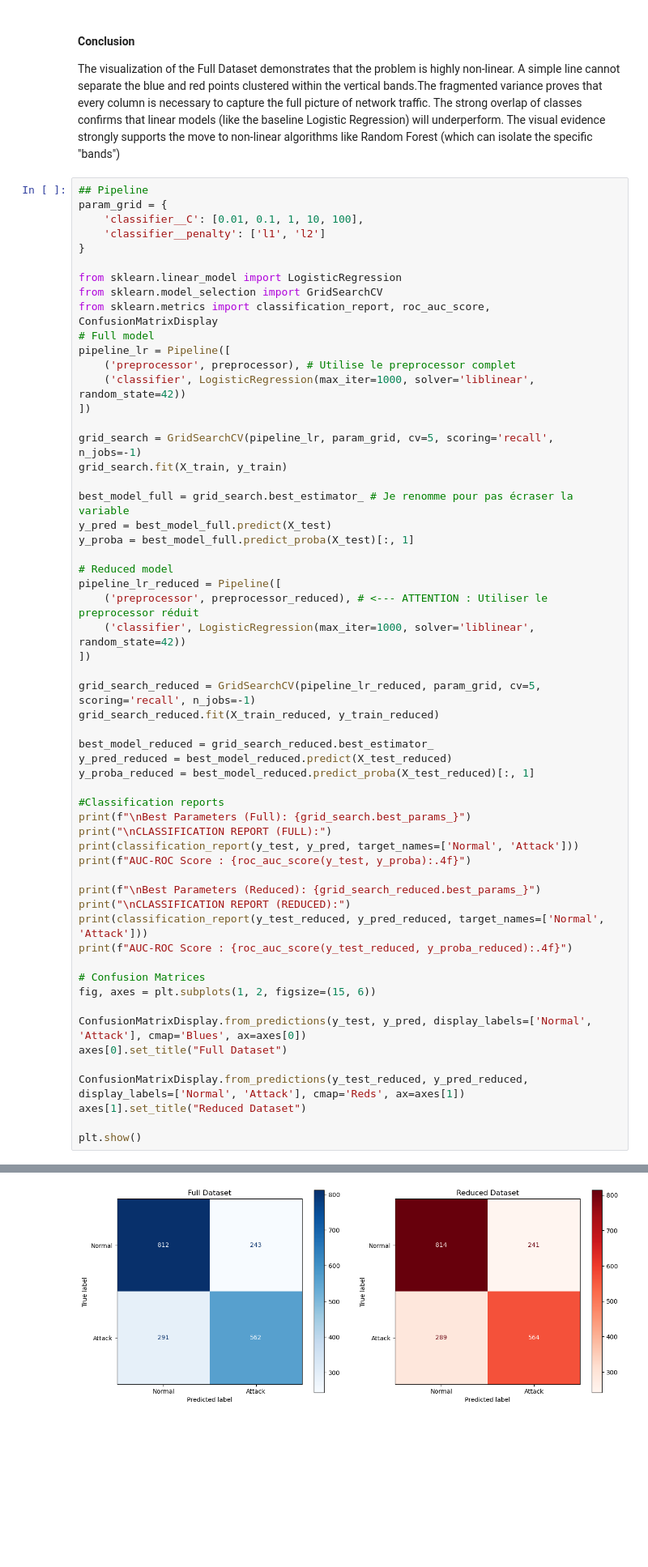
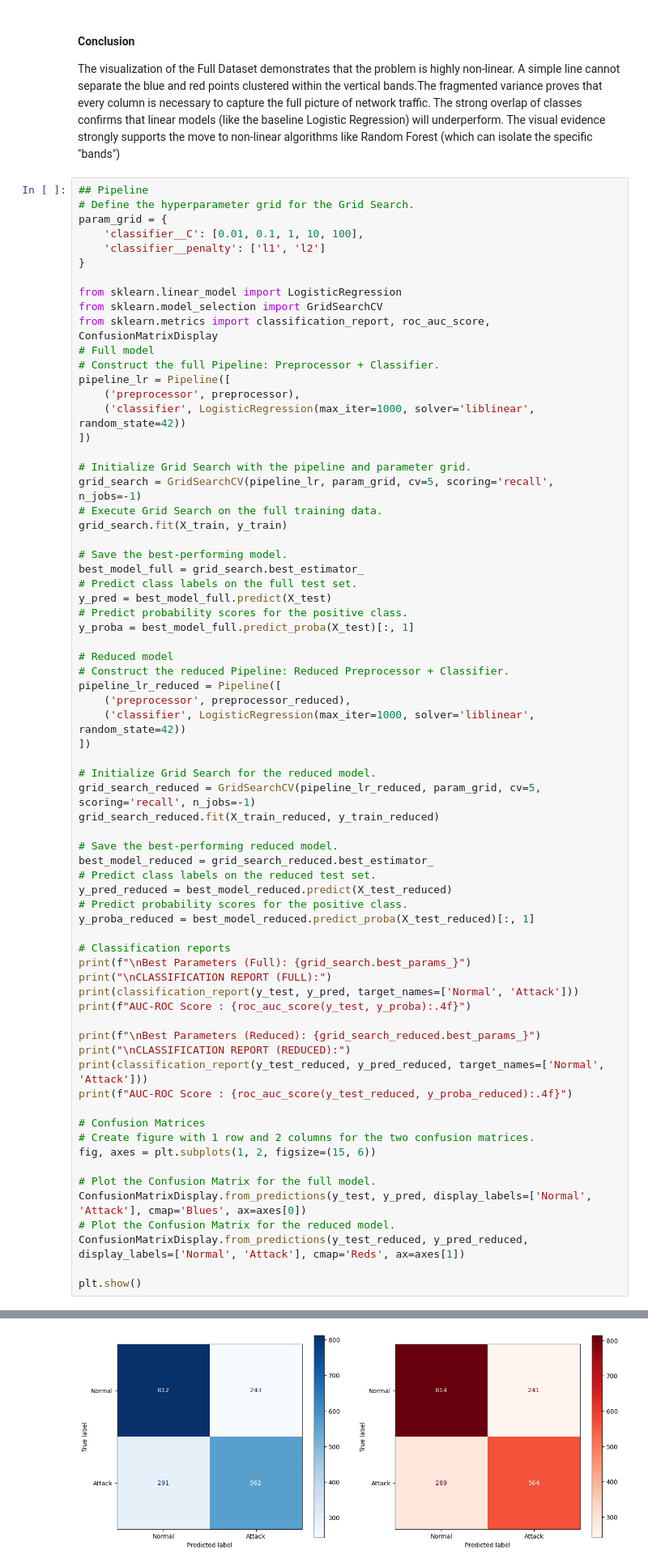
Before and after one commit to mangoshaker/Cybersecurity-Intrusion-Detection, a Jupyter notebook: Prediction.ipynb, the cells around one changed output, grey strips where cells are left out. Shown at 81% size. Saved outputs shown, nothing was run; the diff lists cells and outputs as text; blank space fills up the shorter version.

```diff
--- a/Prediction.ipynb
+++ b/Prediction.ipynb
@@ -572,6 +708,7 @@ The visualization of the Full Dataset demonstrates that the problem is highly no
 The strong overlap of classes confirms that linear models (like the baseline Logistic Regression) will underperform. The visual evidence strongly supports the move to non-linear algorithms like Random Forest (which can isolate the specific "bands")
 # %%
 ## Pipeline
+# Define the hyperparameter grid for the Grid Search.
 param_grid = {
     'classifier__C': [0.01, 0.1, 1, 10, 100],
     'classifier__penalty': ['l1', 'l2']
@@ -581,32 +718,43 @@ from sklearn.linear_model import LogisticRegression
 from sklearn.model_selection import GridSearchCV
 from sklearn.metrics import classification_report, roc_auc_score, ConfusionMatrixDisplay
 # Full model
+# Construct the full Pipeline: Preprocessor + Classifier.
 pipeline_lr = Pipeline([
-    ('preprocessor', preprocessor), # Utilise le preprocessor complet
+    ('preprocessor', preprocessor),
     ('classifier', LogisticRegression(max_iter=1000, solver='liblinear', random_state=42))
 ])
 
+# Initialize Grid Search with the pipeline and parameter grid.
 grid_search = GridSearchCV(pipeline_lr, param_grid, cv=5, scoring='recall', n_jobs=-1)
+# Execute Grid Search on the full training data.
 grid_search.fit(X_train, y_train)
 
-best_model_full = grid_search.best_estimator_ # Je renomme pour pas écraser la variable
+# Save the best-performing model.
+best_model_full = grid_search.best_estimator_
+# Predict class labels on the full test set.
 y_pred = best_model_full.predict(X_test)
+# Predict probability scores for the positive class.
 y_proba = best_model_full.predict_proba(X_test)[:, 1]
 
 # Reduced model
+# Construct the reduced Pipeline: Reduced Preprocessor + Classifier.
 pipeline_lr_reduced = Pipeline([
-    ('preprocessor', preprocessor_reduced), # <--- ATTENTION : Utiliser le preprocessor réduit
+    ('preprocessor', preprocessor_reduced),
     ('classifier', LogisticRegression(max_iter=1000, solver='liblinear', random_state=42))
 ])
 
+# Initialize Grid Search for the reduced model.
 grid_search_reduced = GridSearchCV(pipeline_lr_reduced, param_grid, cv=5, scoring='recall', n_jobs=-1)
 grid_search_reduced.fit(X_train_reduced, y_train_reduced)
 
+# Save the best-performing reduced model.
 best_model_reduced = grid_search_reduced.best_estimator_
+# Predict class labels on the reduced test set.
 y_pred_reduced = best_model_reduced.predict(X_test_reduced)
+# Predict probability scores for the positive class.
 y_proba_reduced = best_model_reduced.predict_proba(X_test_reduced)[:, 1]
 
-#Classification reports
+# Classification reports
 print(f"\nBest Parameters (Full): {grid_search.best_params_}")
 print("\nCLASSIFICATION REPORT (FULL):")
 print(classification_report(y_test, y_pred, target_names=['Normal', 'Attack']))
@@ -615,37 +763,37 @@ print(f"AUC-ROC Score : {roc_auc_score(y_test, y_proba):.4f}")
 print(f"\nBest Parameters (Reduced): {grid_search_reduced.best_params_}")
 print("\nCLASSIFICATION REPORT (REDUCED):")
 print(classification_report(y_test_reduced, y_pred_reduced, target_names=['Normal', 'Attack']))
 print(f"AUC-ROC Score : {roc_auc_score(y_test_reduced, y_proba_reduced):.4f}")
 
 # Confusion Matrices
+# Create figure with 1 row and 2 columns for the two confusion matrices.
 fig, axes = plt.subplots(1, 2, figsize=(15, 6))
 
+# Plot the Confusion Matrix for the full model.
 ConfusionMatrixDisplay.from_predictions(y_test, y_pred, display_labels=['Normal', 'Attack'], cmap='Blues', ax=axes[0])
-axes[0].set_title("Full Dataset")
-
+# Plot the Confusion Matrix for the reduced model.
 ConfusionMatrixDisplay.from_predictions(y_test_reduced, y_pred_reduced, display_labels=['Normal', 'Attack'], cmap='Reds', ax=axes[1])
-axes[1].set_title("Reduced Dataset")
 
 plt.show()
 # %% [output]
 Best Parameters (Full): {'classifier__C': 0.01, 'classifier__penalty': 'l1'}
 
 CLASSIFICATION REPORT (FULL):
               precision    recall  f1-score   support
 
       Normal       0.74      0.77      0.75      1055
       Attack       0.70      0.66      0.68       853
 
     accuracy                           0.72      1908
    macro avg       0.72      0.71      0.72      1908
 weighted avg       0.72      0.72      0.72      1908
 
 ... (11 lines left out)
    macro avg       0.72      0.72      0.72      1908
 weighted avg       0.72      0.72      0.72      1908
 
 AUC-ROC Score : 0.7792
-[figure, old version]
+[figure, new version]
 # %% [markdown]
 ### SVM
 # %% [markdown]
```
Also changed, not shown: parts of 51 cells of this notebook.
